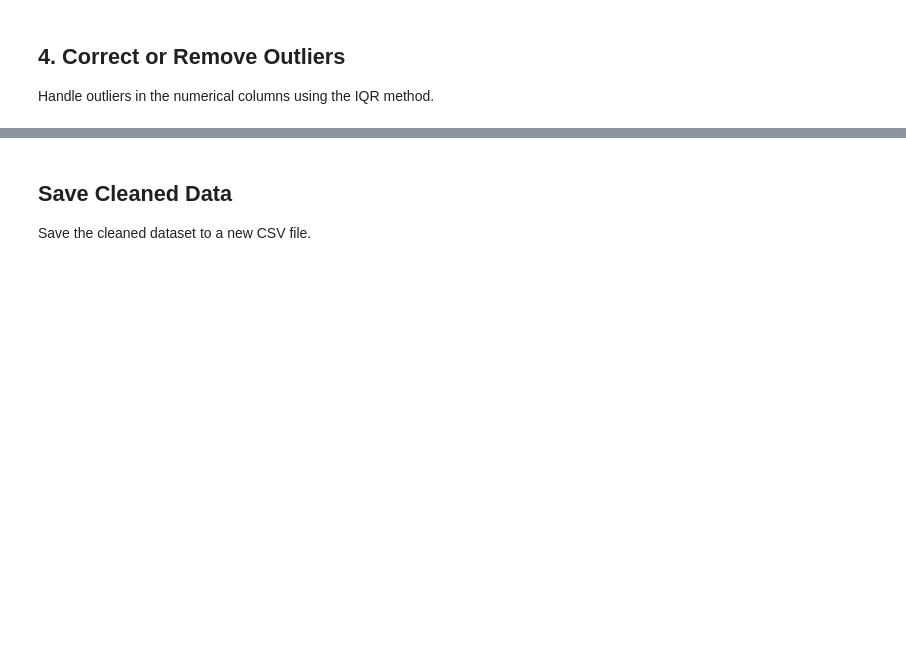
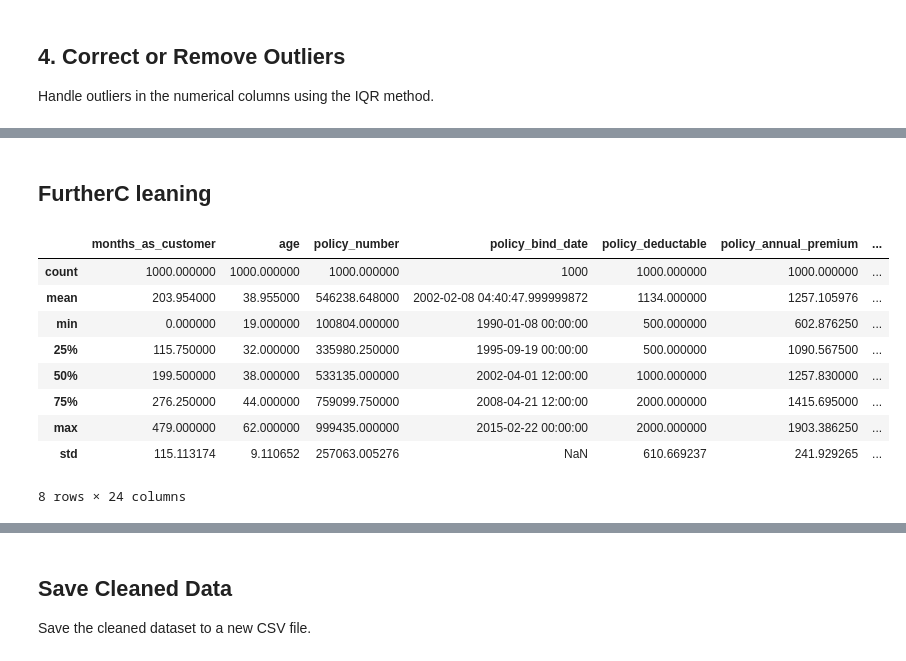
Before and after one commit to kanityi/insurance4africa, a Jupyter notebook: notebooks/insurance_data_cleaning.ipynb, the cells around one changed output, grey strips where cells are left out. Drawn from its saved outputs; the diff is of its cells as text; code cells hidden in the pictures; blank space fills up the shorter version.

Commit message:
notebook to clean data and feature engineering

```diff
--- a/notebooks/insurance_data_cleaning.ipynb
+++ b/notebooks/insurance_data_cleaning.ipynb
@@ -25,7 +33,7 @@ df.head()
 Remove rows that have more than 30% missing values.
 # %%
 # Define threshold for dropping rows
-threshold = len(df.columns) * 0.3
+threshold = len(df.columns) * 0.5
 
 # Drop rows with missing values exceeding the threshold
 df_cleaned = df.dropna(thresh=threshold)
@@ -82,0 +136,32 @@ df_cleaned.describe()
+# %% [markdown]
+## FurtherC leaning
+# %%
+# Mapping function
+def map_to_binary(value):
+    if value in ['Y', 'YES']:
+        return 1
+    elif value in ['N', 'NO']:
+        return 0
+    elif value in [None, '?']:
+        return None
+    return value  # Leave other values unchanged
+# %%
+# List of columns to map
+columns_to_map = ['fraud_reported', 'property_damage', 'police_report_available']
+# %%
+# Apply mapping
+for column in columns_to_map:
+    df_cleaned[column] = df_cleaned[column].apply(map_to_binary)
+# %%
+df_cleaned.describe()
+# %% [output]
+|  | months_as_customer | age | policy_number | policy_bind_date | policy_deductable | policy_annual_premium | ... |
+| count | 1000.000000 | 1000.000000 | 1000.000000 | 1000 | 1000.000000 | 1000.000000 | ... |
+| mean | 203.954000 | 38.955000 | 546238.648000 | 2002-02-08 04:40:47.999999872 | 1134.000000 | 1257.105976 | ... |
+| min | 0.000000 | 19.000000 | 100804.000000 | 1990-01-08 00:00:00 | 500.000000 | 602.876250 | ... |
+| 25% | 115.750000 | 32.000000 | 335980.250000 | 1995-09-19 00:00:00 | 500.000000 | 1090.567500 | ... |
+| 50% | 199.500000 | 38.000000 | 533135.000000 | 2002-04-01 12:00:00 | 1000.000000 | 1257.830000 | ... |
+| 75% | 276.250000 | 44.000000 | 759099.750000 | 2008-04-21 12:00:00 | 2000.000000 | 1415.695000 | ... |
+| max | 479.000000 | 62.000000 | 999435.000000 | 2015-02-22 00:00:00 | 2000.000000 | 1903.386250 | ... |
+| std | 115.113174 | 9.110652 | 257063.005276 | NaN | 610.669237 | 241.929265 | ... |
+8 rows × 24 columns
```
Also changed, not shown: parts of 8 cells of this notebook.
